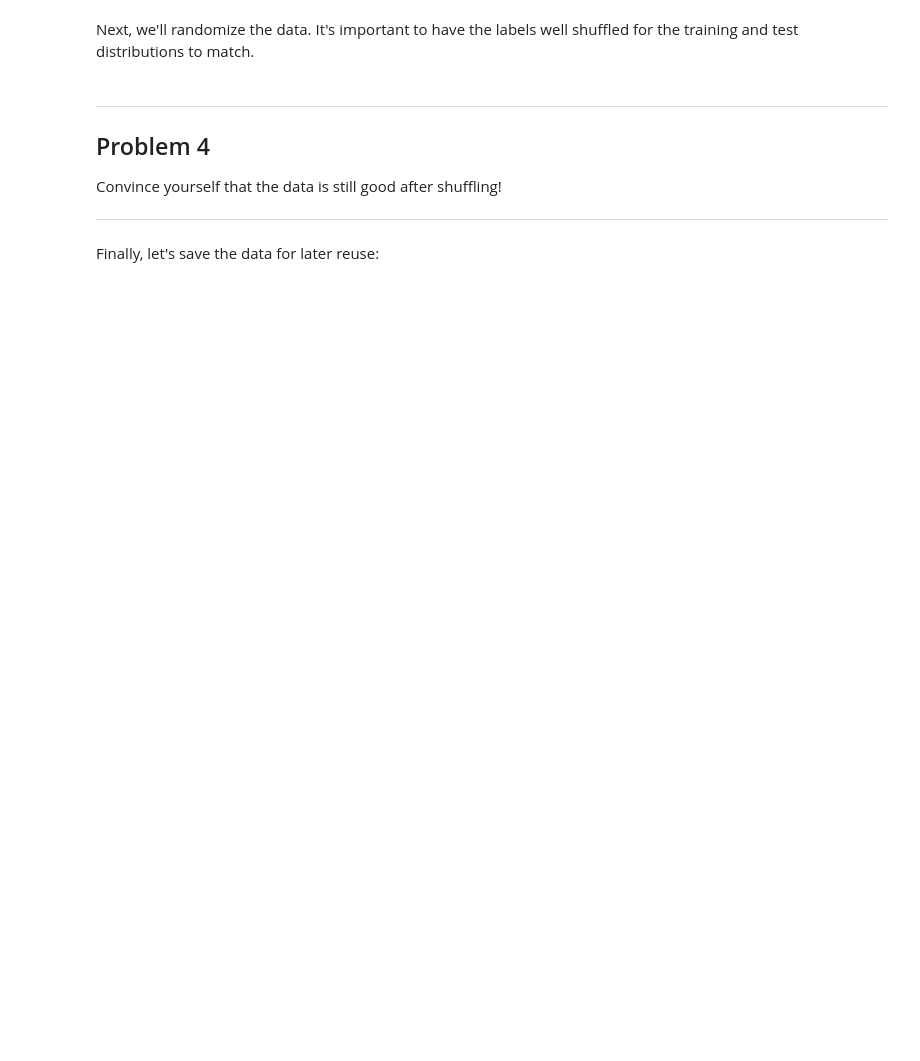
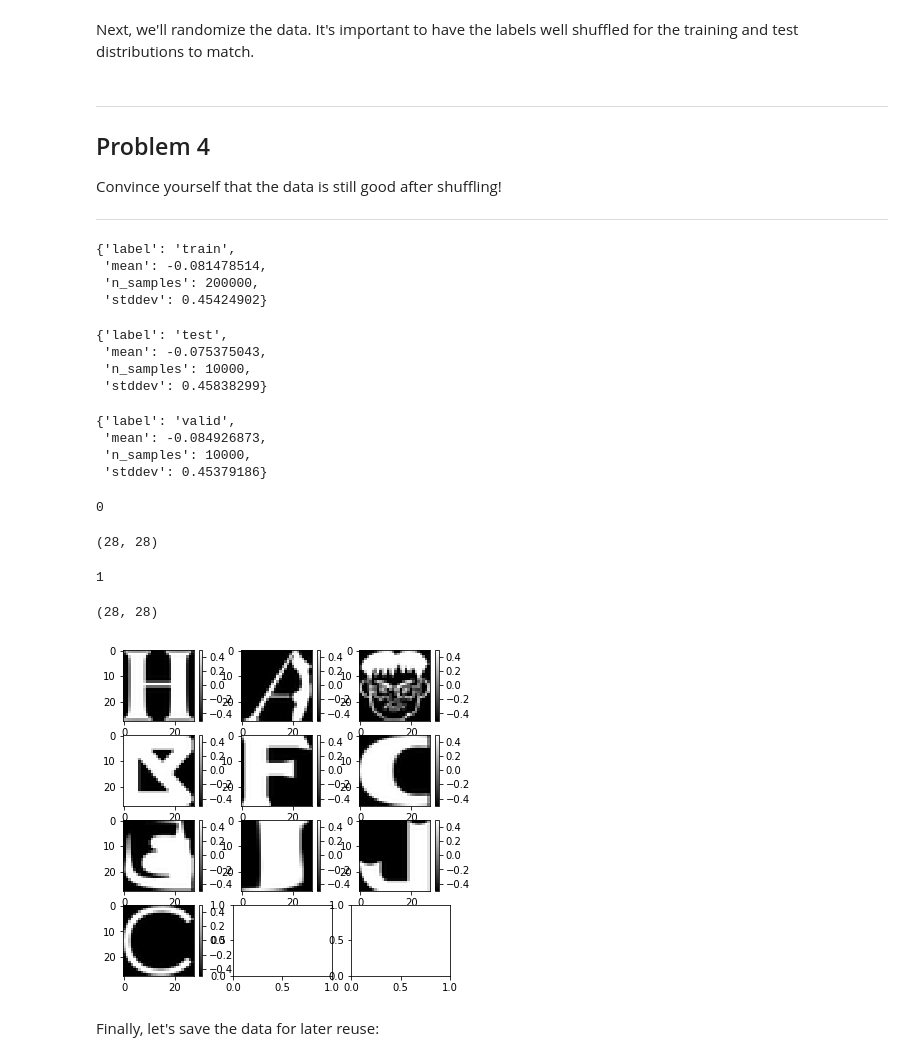
Before and after one commit to Lopako/deep_learn_udacity, a Jupyter notebook: notebooks/1_notmnist-R1.ipynb, the cells around one changed output. Saved outputs shown, nothing was run; the diff lists cells and outputs as text; code cells hidden in the pictures; blank space fills up the shorter version.

```diff
--- a/notebooks/1_notmnist-R1.ipynb
+++ b/notebooks/1_notmnist-R1.ipynb
@@ -441,6 +532,34 @@ Problem 4
 Convince yourself that the data is still good after shuffling!
 
 ---
+# %%
+display(calc_data_stats(train_dataset, 'train'))
+display(calc_data_stats(test_dataset, 'test'))
+display(calc_data_stats(valid_dataset, 'valid'))
+test = valid_dataset[0:2,:,:]
+for i,v in enumerate(test):
+    display(i, v.shape)
+show_some_images(valid_dataset[0:10,:,:], scale=0.5)
+# show_some_images(valid_dataset[1:3,:,:])
+# valid_labels[2]
+# %% [output]
+{'label': 'train',
+ 'mean': -0.081478514,
+ 'n_samples': 200000,
+ 'stddev': 0.45424902}
+{'label': 'test',
+ 'mean': -0.075375043,
+ 'n_samples': 10000,
+ 'stddev': 0.45838299}
+{'label': 'valid',
+ 'mean': -0.084926873,
+ 'n_samples': 10000,
+ 'stddev': 0.45379186}
+0
+(28, 28)
+1
+(28, 28)
+[figure, added]
 # %% [markdown]
 Finally, let's save the data for later reuse:
 # %%
```
Also changed, not shown: parts of 8 cells of this notebook.
